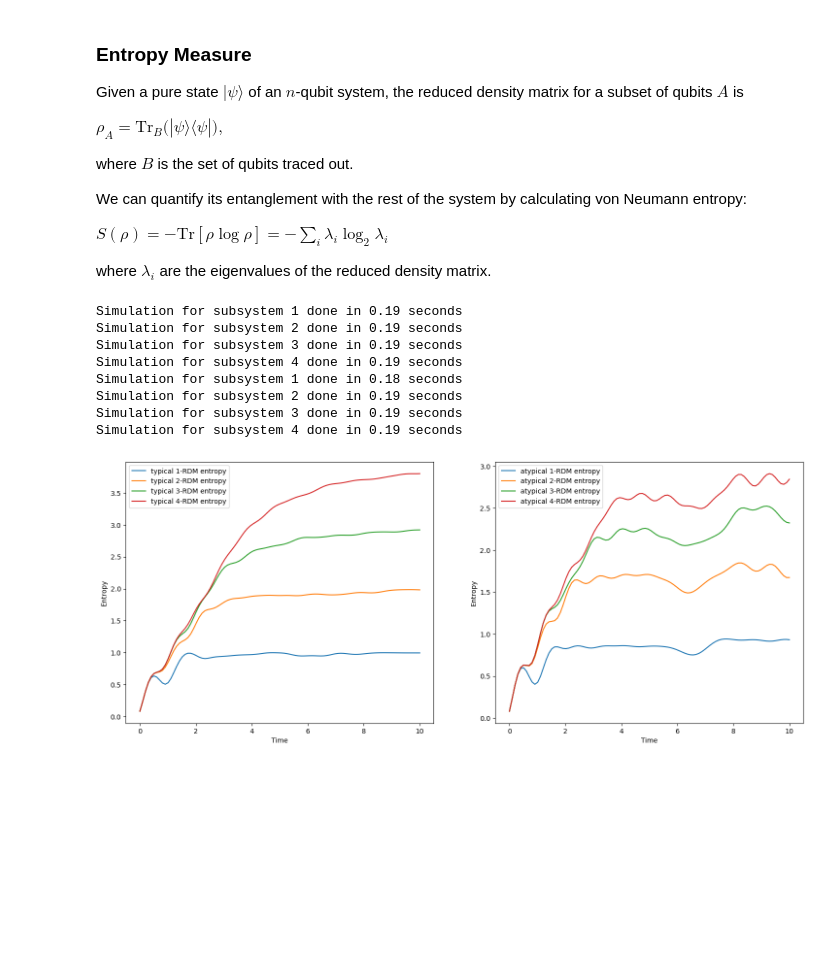
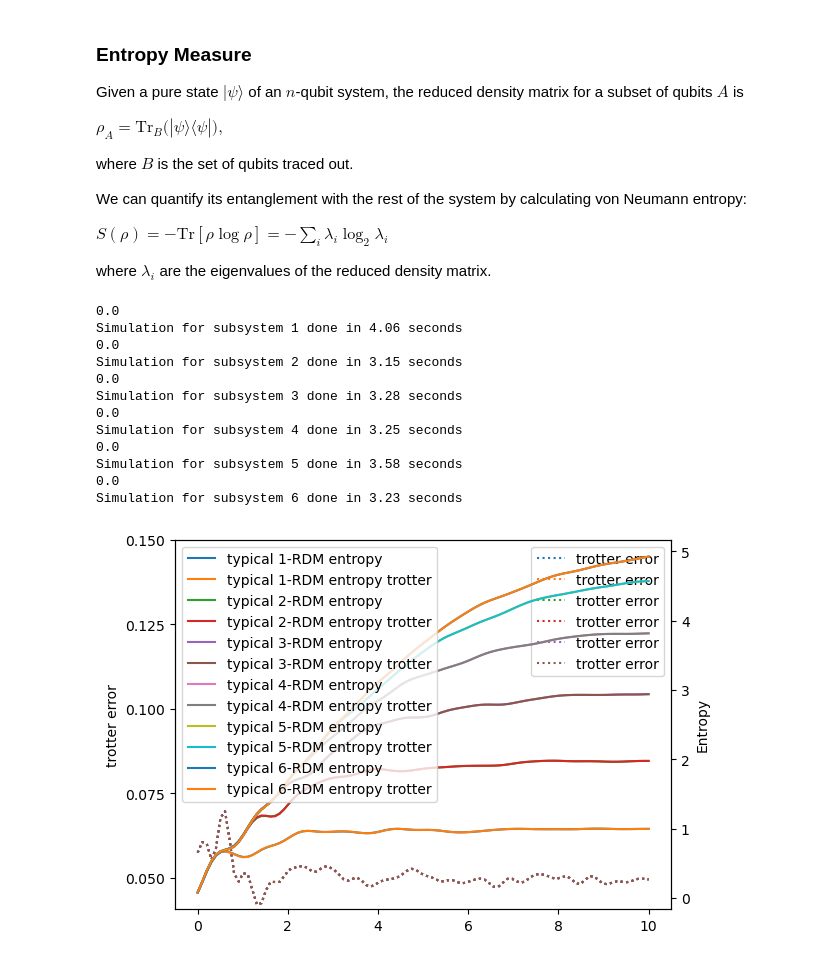
Before and after one commit to jonahso/quantum-walk-and-entanglement, a Jupyter notebook: trotter_steps.ipynb, the cells around one changed output. Cells and saved outputs as stored; diff of their text form; code cells hidden in the pictures; blank space fills up the shorter version.

Commit message:
trotter steps cudaq gpu

```diff
--- a/trotter_steps.ipynb
+++ b/trotter_steps.ipynb
@@ -247,18 +373,56 @@ def plot (n, initial_state, subsystem, t_list, r):
-# %%
-n = 12
-r = 100
-initial_state = cudaq.get_state(get_initial_state, n)
-subsystem = 4
-t_list = np.linspace(0, 10, 100)
-
-plot(n, initial_state, subsystem, t_list, r)
-# %% [output]
-Simulation for subsystem 1 done in 0.19 seconds
-Simulation for subsystem 2 done in 0.19 seconds
-Simulation for subsystem 3 done in 0.19 seconds
-Simulation for subsystem 4 done in 0.19 seconds
-Simulation for subsystem 1 done in 0.18 seconds
-Simulation for subsystem 2 done in 0.19 seconds
-Simulation for subsystem 3 done in 0.19 seconds
-Simulation for subsystem 4 done in 0.19 seconds
-[figure, removed]
+# %%
+def ideal_plot (n, initial_state, subsystem, t_list, r, typical: bool = True):
+    if (typical):
+        fig, axes = plt.subplots(nrows=1, ncols=1)
+        ax2 = axes.twinx()
+        for i in range(1, subsystem + 1):
+            n_12_p, n_trotter, sub_12_p, error = ideal_simulation (n, 'entropy', i, initial_state, r=r, h_x_val=0.8090, h_y_val=0.9045, J_val=1.0)
+            ax2.plot(t_list, n_12_p, label=f'typical {i}-RDM entropy')
+            ax2.plot(t_list, n_trotter, label=f'typical {i}-RDM entropy trotter')
+            axes.plot(t_list, error, label='trotter error', linestyle=":")
+
+        ax2.legend()
+        ax2.set_xlabel('Time')
+        ax2.set_ylabel('Entropy')
+        axes.set_ylabel("trotter error")
+        axes.set_yticks([0.05, 0.075, 0.10, 0.125, 0.15])
+        axes.legend()
+
+    if (typical == False):
+        fig, axes = plt.subplots(nrows=1, ncols=2, figsize=(18, 7), sharex=True)
+        for i in range(1, subsystem + 1):
+            n_12_p, sub_12_p = ideal_simulation (n, 'entropy', i, initial_state, r=r, h_x_val=0.8090, h_y_val=0.9045, J_val=1.0)
+            axes[0].plot(t_list, n_12_p, label=f'typical {i}-RDM entropy')
+        for i in range(1, subsystem + 1):
+            n_12_p, sub_12_p = ideal_simulation (n, 'entropy', i, initial_state, r=r, h_x_val=0.0, h_y_val=0.9045, J_val=1.0)
+            axes[1].plot(t_list, n_12_p, label=f'atypical {i}-RDM entropy')
+        axes[1].legend()
+        axes[1].set_xlabel('Time')
+        axes[1].set_ylabel('Entropy')
+
+        axes[0].legend()
+        axes[0].set_xlabel('Time')
+        axes[0].set_ylabel('Entropy')
+# %%
+n = 12
+r = 100
+initial_state = cudaq.get_state(get_initial_state, n)
+subsystem = 6
+
+t_list = np.linspace(0, 10, 100)
+
+ideal_plot(n, initial_state, subsystem,t_list, r)
+# %% [output]
+0.0
+Simulation for subsystem 1 done in 4.06 seconds
+0.0
+Simulation for subsystem 2 done in 3.15 seconds
+0.0
+Simulation for subsystem 3 done in 3.28 seconds
+0.0
+Simulation for subsystem 4 done in 3.25 seconds
+0.0
+Simulation for subsystem 5 done in 3.58 seconds
+0.0
+Simulation for subsystem 6 done in 3.23 seconds
+[figure, added]
```
Also changed, not shown: parts of 16 cells of this notebook.
